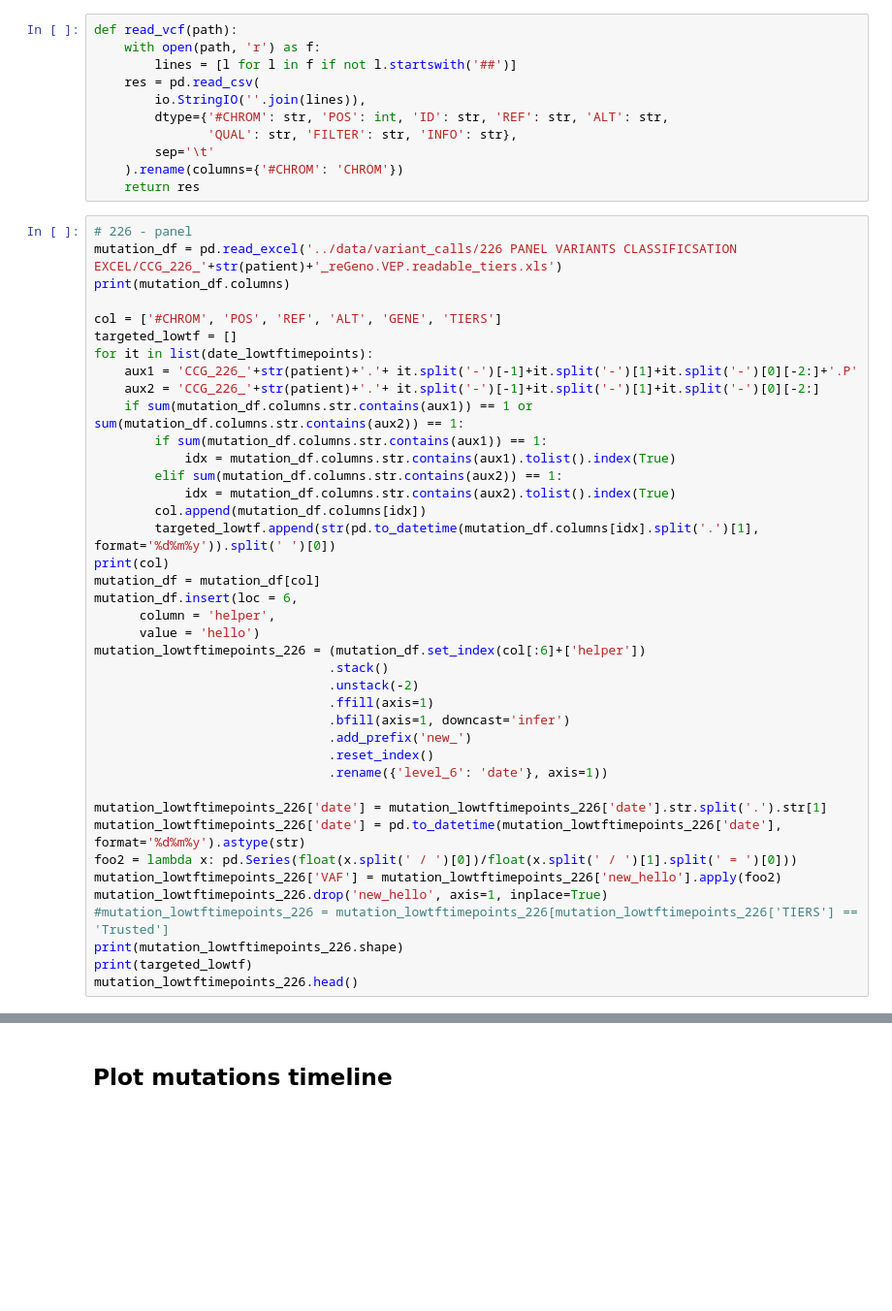
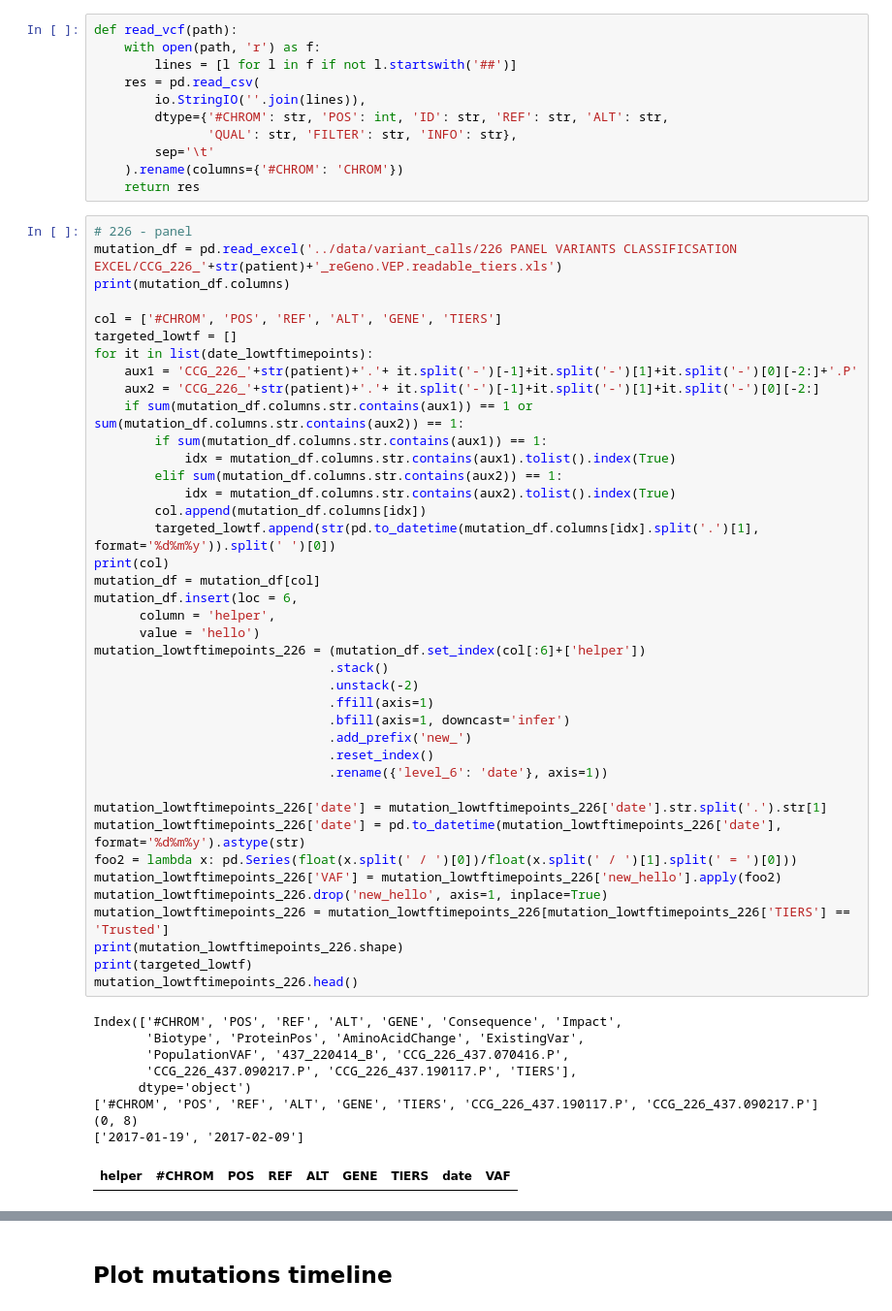
Before and after one commit to hanaecarrie/cfdna_snv_benchmark, a Jupyter notebook: analysis/dataset_lowtftimepoints.ipynb, the cells around one changed output, grey strips where cells are left out. Shown: that part at 97% size. Cells and saved outputs as stored; diff of their text form; blank space fills up the shorter version.

```diff
--- a/analysis/dataset_lowtftimepoints.ipynb
+++ b/analysis/dataset_lowtftimepoints.ipynb
@@ -176,31 +225,41 @@ for it in list(date_lowtftimepoints):
     aux2 = 'CCG_226_'+str(patient)+'.'+ it.split('-')[-1]+it.split('-')[1]+it.split('-')[0][-2:]
     if sum(mutation_df.columns.str.contains(aux1)) == 1 or sum(mutation_df.columns.str.contains(aux2)) == 1:
         if sum(mutation_df.columns.str.contains(aux1)) == 1:
             idx = mutation_df.columns.str.contains(aux1).tolist().index(True)
         elif sum(mutation_df.columns.str.contains(aux2)) == 1:
             idx = mutation_df.columns.str.contains(aux2).tolist().index(True)
         col.append(mutation_df.columns[idx])
         targeted_lowtf.append(str(pd.to_datetime(mutation_df.columns[idx].split('.')[1], format='%d%m%y')).split(' ')[0])
 print(col)
 mutation_df = mutation_df[col]
 mutation_df.insert(loc = 6,
       column = 'helper',
       value = 'hello')
 mutation_lowtftimepoints_226 = (mutation_df.set_index(col[:6]+['helper'])
                                .stack()
                                .unstack(-2)
                                .ffill(axis=1)
                                .bfill(axis=1, downcast='infer')
                                .add_prefix('new_')
                                .reset_index()
                                .rename({'level_6': 'date'}, axis=1))
 
 mutation_lowtftimepoints_226['date'] = mutation_lowtftimepoints_226['date'].str.split('.').str[1]
 mutation_lowtftimepoints_226['date'] = pd.to_datetime(mutation_lowtftimepoints_226['date'], format='%d%m%y').astype(str)
 foo2 = lambda x: pd.Series(float(x.split(' / ')[0])/float(x.split(' / ')[1].split(' = ')[0]))
 mutation_lowtftimepoints_226['VAF'] = mutation_lowtftimepoints_226['new_hello'].apply(foo2)
 mutation_lowtftimepoints_226.drop('new_hello', axis=1, inplace=True)
-#mutation_lowtftimepoints_226 = mutation_lowtftimepoints_226[mutation_lowtftimepoints_226['TIERS'] == 'Trusted']
+mutation_lowtftimepoints_226 = mutation_lowtftimepoints_226[mutation_lowtftimepoints_226['TIERS'] == 'Trusted']
 print(mutation_lowtftimepoints_226.shape)
 print(targeted_lowtf)
 mutation_lowtftimepoints_226.head()
+# %% [output]
+Index(['#CHROM', 'POS', 'REF', 'ALT', 'GENE', 'Consequence', 'Impact',
+       'Biotype', 'ProteinPos', 'AminoAcidChange', 'ExistingVar',
+       'PopulationVAF', '437_220414_B', 'CCG_226_437.070416.P',
+       'CCG_226_437.090217.P', 'CCG_226_437.190117.P', 'TIERS'],
+      dtype='object')
+['#CHROM', 'POS', 'REF', 'ALT', 'GENE', 'TIERS', 'CCG_226_437.190117.P', 'CCG_226_437.090217.P']
+(0, 8)
+['2017-01-19', '2017-02-09']
+| helper | #CHROM | POS | REF | ALT | GENE | TIERS | date | VAF |
```
Also changed, not shown: parts of 18 cells of this notebook, 5 other files.
